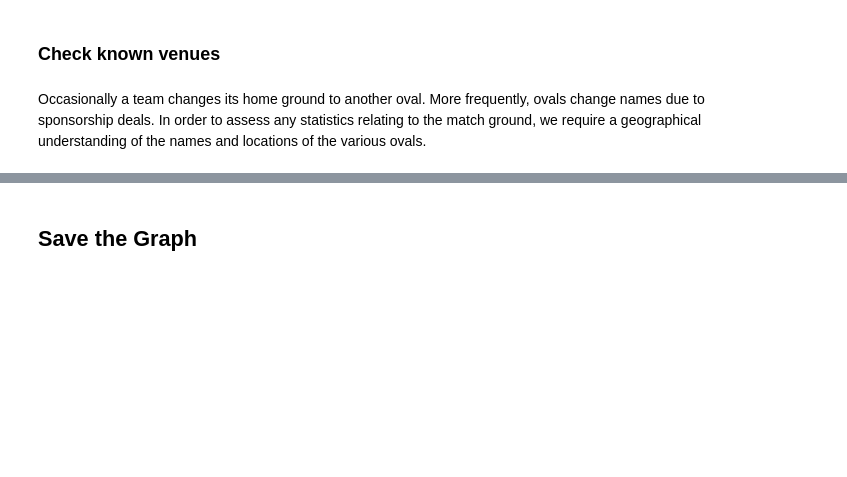
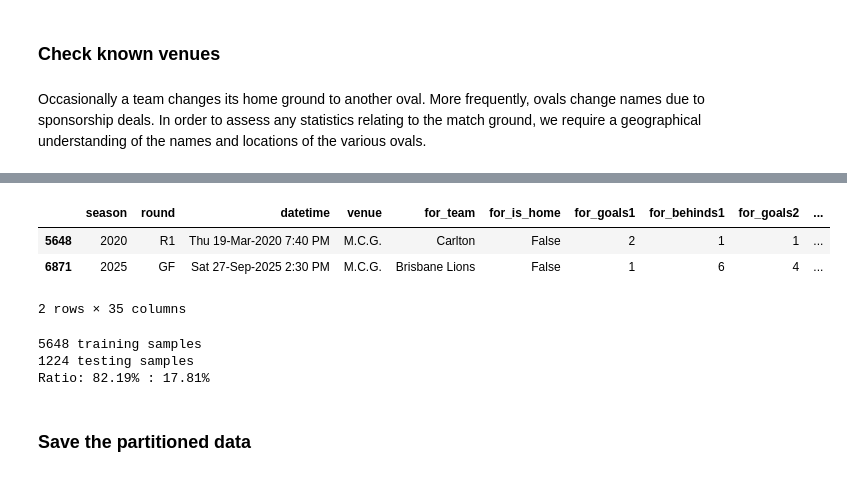
Before and after one commit to gaj67/gaj-data-science, a Jupyter notebook: AFL/notebooks/2_data_extraction.ipynb, the cells around one changed output, grey strips where cells are left out. Cells and saved outputs as stored; diff of their text form; code cells hidden in the pictures; blank space fills up the shorter version.

```diff
--- a/AFL/notebooks/2_data_extraction.ipynb
+++ b/AFL/notebooks/2_data_extraction.ipynb
@@ -282,2 +351,20 @@ if len(unknown_venues) > 0:
+# %%
+df_testing = df_edges[df_edges.season.isin(tst_seasons)].copy()
+# %%
+df_testing.iloc[[0, -1]]
+# %% [output]
+|  | season | round | datetime | venue | for_team | for_is_home | for_goals1 | for_behinds1 | for_goals2 | ... |
+| 5648 | 2020 | R1 | Thu 19-Mar-2020 7:40 PM | M.C.G. | Carlton | False | 2 | 1 | 1 | ... |
+| 6871 | 2025 | GF | Sat 27-Sep-2025 2:30 PM | M.C.G. | Brisbane Lions | False | 1 | 6 | 4 | ... |
+2 rows × 35 columns
+# %%
+print("%d training samples" % len(df_training))
+print("%d testing samples" % len(df_testing))
+p = len(df_training) / len(df_edges)
+print("Ratio: %4.2f%% : %4.2f%%" % (100 * p, 100 * (1 - p)))
+# %% [output]
+5648 training samples
+1224 testing samples
+Ratio: 82.19% : 17.81%
 # %% [markdown]
-## Save the Graph
+### Save the partitioned data
```
Also changed, not shown: parts of 27 cells of this notebook, 3 other files.
